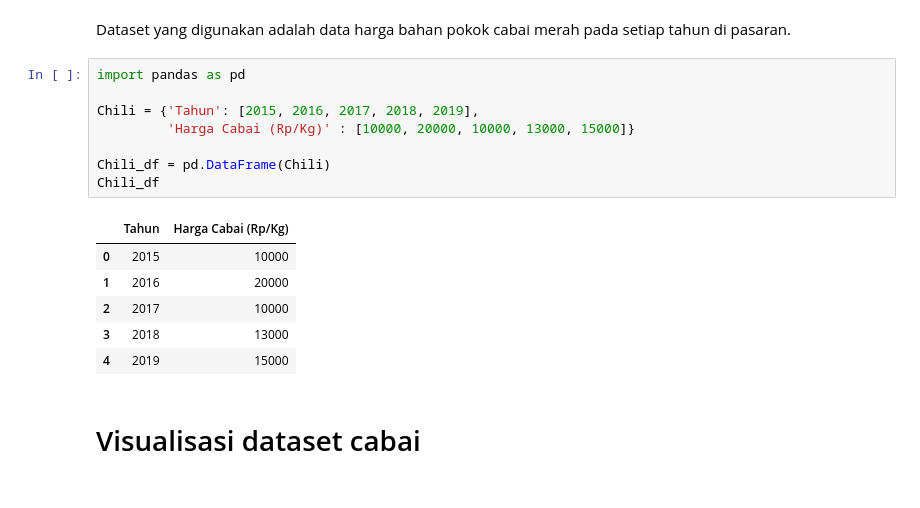
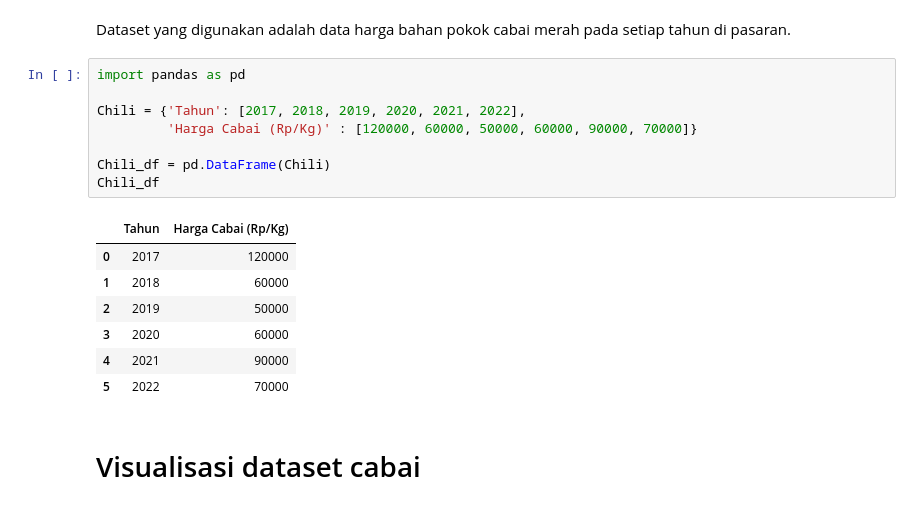
Before and after one commit to IlyasHidayatR/Python_DAA, a Jupyter notebook: Regresi_PrediksiHargaCabai.ipynb, the cells around one changed output. Drawn from its saved outputs; the diff is of its cells as text.

```diff
--- a/Regresi_PrediksiHargaCabai.ipynb
+++ b/Regresi_PrediksiHargaCabai.ipynb
@@ -7,18 +7,19 @@ Dataset yang digunakan adalah data harga bahan pokok cabai merah pada setiap tah
 # %%
 import pandas as pd
 
-Chili = {'Tahun': [2015, 2016, 2017, 2018, 2019],
-         'Harga Cabai (Rp/Kg)' : [10000, 20000, 10000, 13000, 15000]}
+Chili = {'Tahun': [2017, 2018, 2019, 2020, 2021, 2022],
+         'Harga Cabai (Rp/Kg)' : [120000, 60000, 50000, 60000, 90000, 70000]}
 
 Chili_df = pd.DataFrame(Chili)
 Chili_df
 # %% [output]
 |  | Tahun | Harga Cabai (Rp/Kg) |
-| 0 | 2015 | 10000 |
-| 1 | 2016 | 20000 |
-| 2 | 2017 | 10000 |
-| 3 | 2018 | 13000 |
-| 4 | 2019 | 15000 |
+| 0 | 2017 | 120000 |
+| 1 | 2018 | 60000 |
+| 2 | 2019 | 50000 |
+| 3 | 2020 | 60000 |
+| 4 | 2021 | 90000 |
+| 5 | 2022 | 70000 |
 # %% [markdown]
 # Visualisasi dataset cabai
 # %% [markdown]
```
Also changed, not shown: parts of 10 cells of this notebook.
